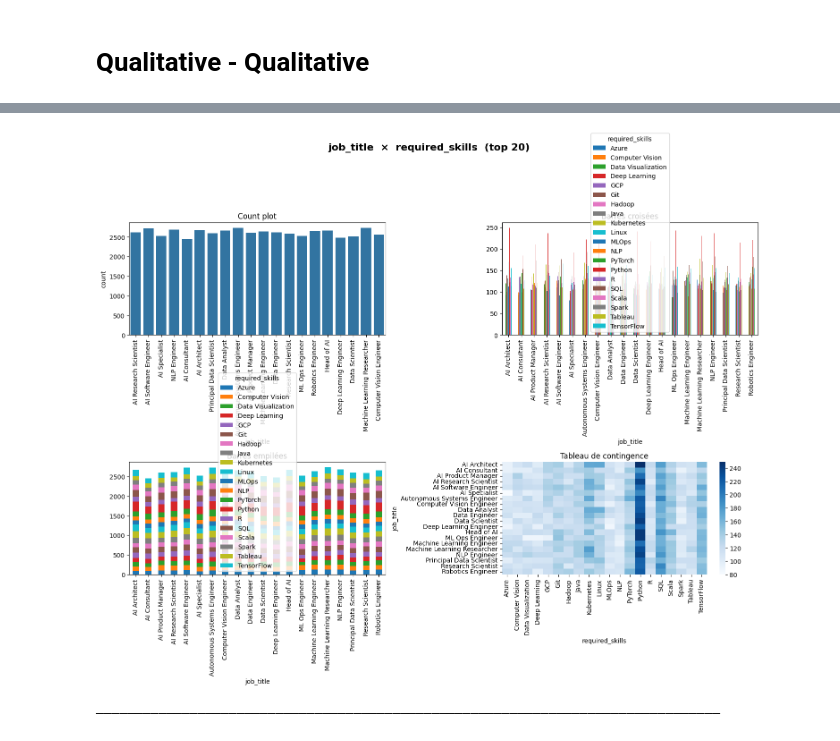
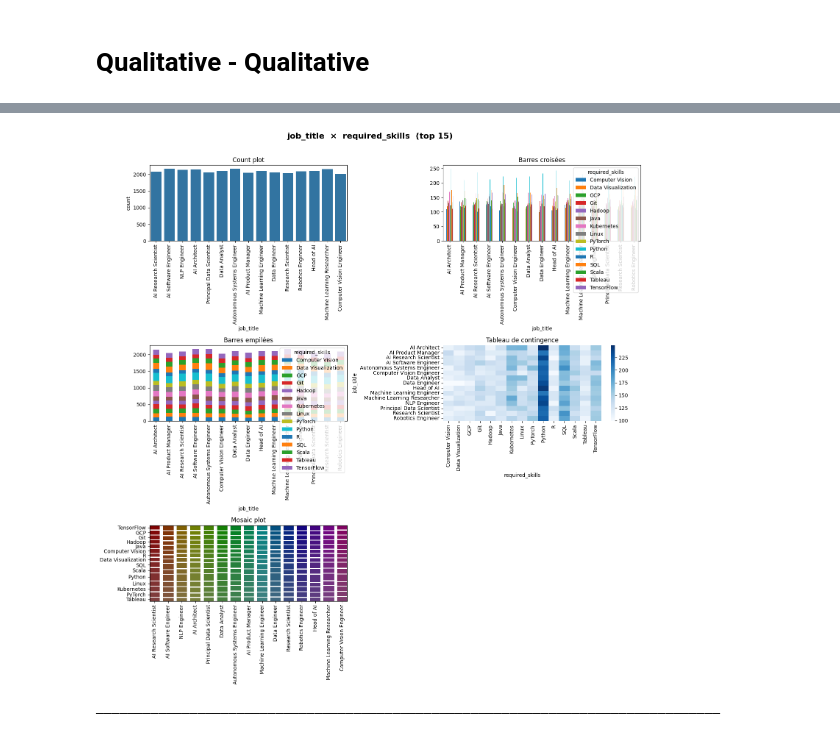
Before and after one commit to BrainCoder3/Vizualisation-Global-AI-Job-Market-Trends-Salary-Insights, a Jupyter notebook: notebooks/utils.ipynb, the cells around one changed output, grey strips where cells are left out. Saved outputs shown, nothing was run; the diff lists cells and outputs as text; code cells hidden in the pictures.

Commit message:
mosaic

```diff
--- a/notebooks/utils.ipynb
+++ b/notebooks/utils.ipynb
@@ -112,6 +134,7 @@ c'est entre required_skills et salary_usd
 # %%
+from statsmodels.graphics.mosaicplot import mosaic
+
 def quali2(i, j, data, top_n=15):
-    # Garder seulement les top_n catégories les plus fréquentes pour chaque variable
     top_i = data[i].value_counts().nlargest(top_n).index
     top_j = data[j].value_counts().nlargest(top_n).index
     df = data[data[i].isin(top_i) & data[j].isin(top_j)]
@@ -137,19 +160,30 @@ def quali2(i, j, data, top_n=15):
     axes[1, 0].set_title("Barres empilées")
     axes[1, 0].tick_params(axis="x", rotation=90)
 
-    # Heatmap — annot désactivé si table trop grande
+    # Heatmap
     annot = table.shape[0] * table.shape[1] <= 100
     sns.heatmap(table, annot=annot, fmt="d", cmap="Blues", ax=axes[1, 1])
     axes[1, 1].set_title("Tableau de contingence")
 
-    axes[2, 0].set_visible(False)
+    # Mosaic plot
+    mosaic_data = df[[i, j]].copy()
+    mosaic(
+        mosaic_data,
+        [i, j],
+        ax=axes[2, 0],
+        title="Mosaic plot",
+        gap=0.02,
+        labelizer=lambda k: "",
+    )
+    axes[2, 0].tick_params(axis="x", rotation=90)
+
     axes[2, 1].set_visible(False)
 
     plt.tight_layout()
     plt.show()
     print("─" * 80)
 # %%
-quali2('job_title','required_skills',data=data,top_n=20)
+quali2('job_title','required_skills',data=data,top_n=15)
 # %% [output]
-[figure, old version]
+[figure, new version]
 ────────────────────────────────────────────────────────────────────────────────
```
Also changed, not shown: parts of 1 cell of this notebook.
